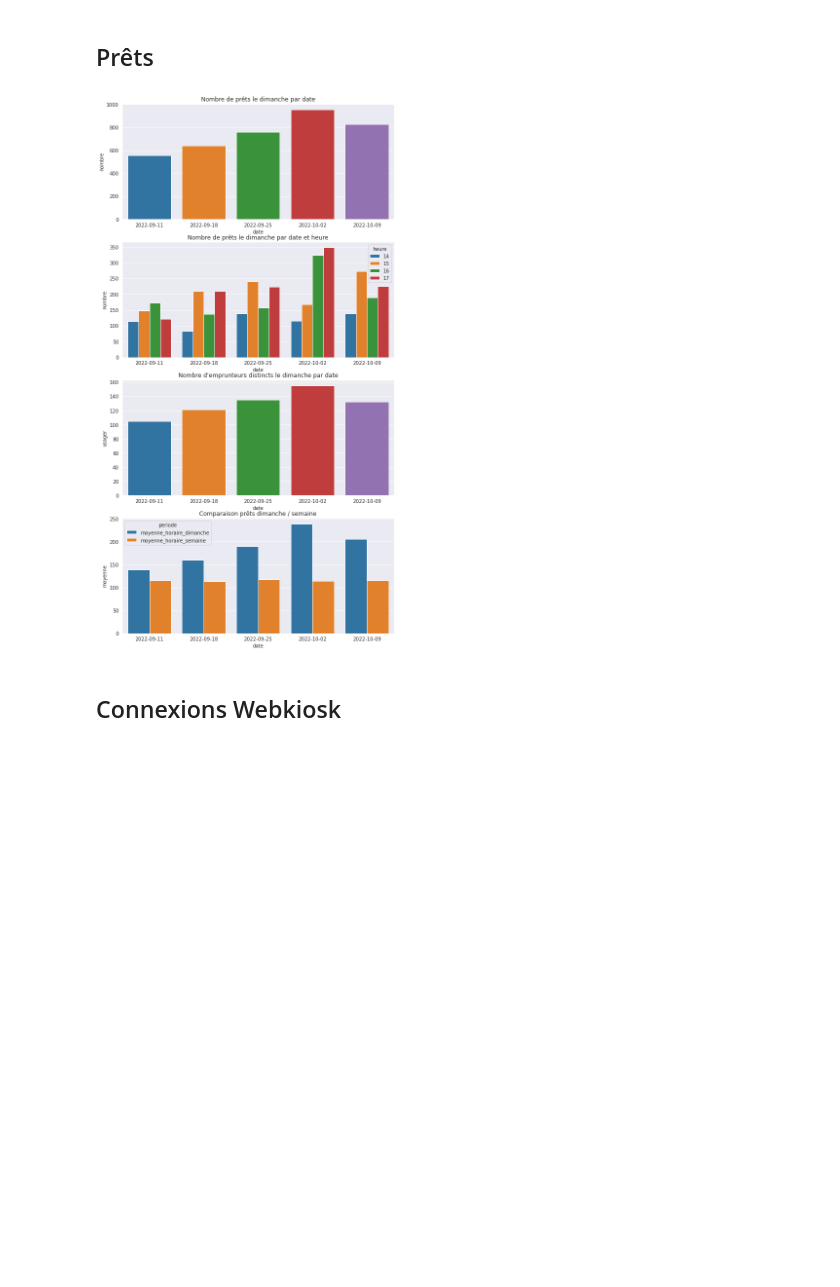
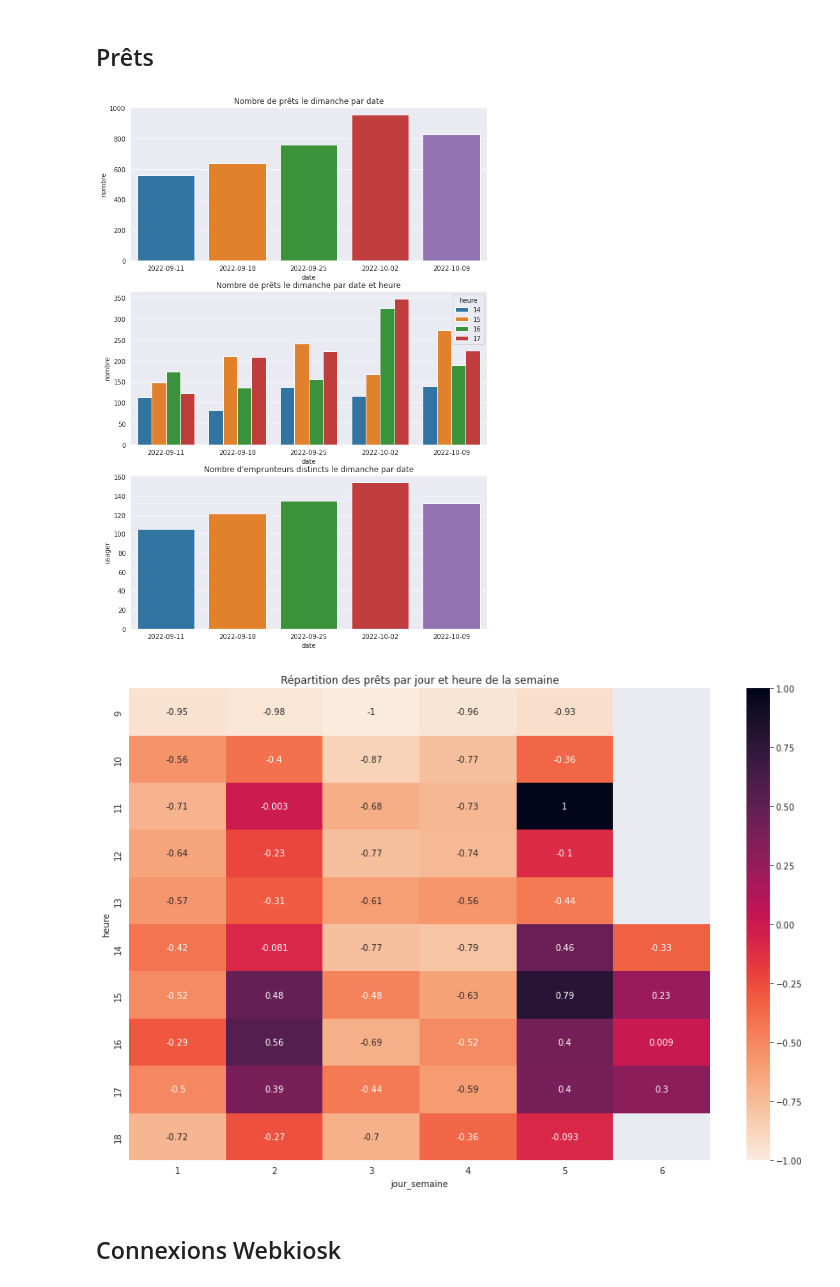
Before and after one commit to ragbx/kibini2, a Jupyter notebook: kibini/notebook_dimanche.ipynb, the cells around one changed output. Saved outputs shown, nothing was run; the diff lists cells and outputs as text; code cells hidden in the pictures; blank space fills up the shorter version.

```diff
--- a/kibini/notebook_dimanche.ipynb
+++ b/kibini/notebook_dimanche.ipynb
@@ -127,7 +149,7 @@ prets_dimanche_date_usagers = prets.df_dimanche_date_usagers
 prets.get_df_moyenne()
 prets_moyenne = prets.df_moyenne
 # %%
-f, ax = plt.subplots(4, figsize=(10, 20))
+f, ax = plt.subplots(3, figsize=(10, 15))
 #f.suptitle('Prêts')
 sns.barplot(data=prets_dimanche_date, x= 'date', y='nombre', ax=ax[0])
 ax[0].set_title('Nombre de prêts le dimanche par date')
@@ -135,11 +157,19 @@ sns.barplot(data=prets_dimanche_date_heure, x= 'date', y='nombre', hue='heure',
 ax[1].set_title('Nombre de prêts le dimanche par date et heure')
 sns.barplot(data=prets_dimanche_date_usagers, x= 'date', y='usager', ax=ax[2])
 ax[2].set_title("Nombre d'emprunteurs distincts le dimanche par date")
-sns.barplot(data=prets_moyenne, x= 'date', y='moyenne', hue='periode',ax=ax[3])
-ax[3].set_title("Comparaison prêts dimanche / semaine")
+#sns.barplot(data=prets_moyenne, x= 'date', y='moyenne', hue='periode',ax=ax[3])
+#ax[3].set_title("Comparaison prêts dimanche / semaine")
 f.show()
 # %% [output]
-[figure, old version]
+[figure, new version]
+# %%
+prets.get_df_semaine_mediane(rescale=True)
+f, ax = plt.subplots(figsize=(15, 10))
+sns.heatmap(prets.df_semaine_mediane, cmap='rocket_r', annot=True, ax=ax)
+ax.set_title("Répartition des prêts par jour et heure de la semaine")
+f.show()
+# %% [output]
+[figure, added]
 # %% [markdown]
 ## Connexions Webkiosk
 # %%
```
Also changed, not shown: parts of 9 cells of this notebook.
